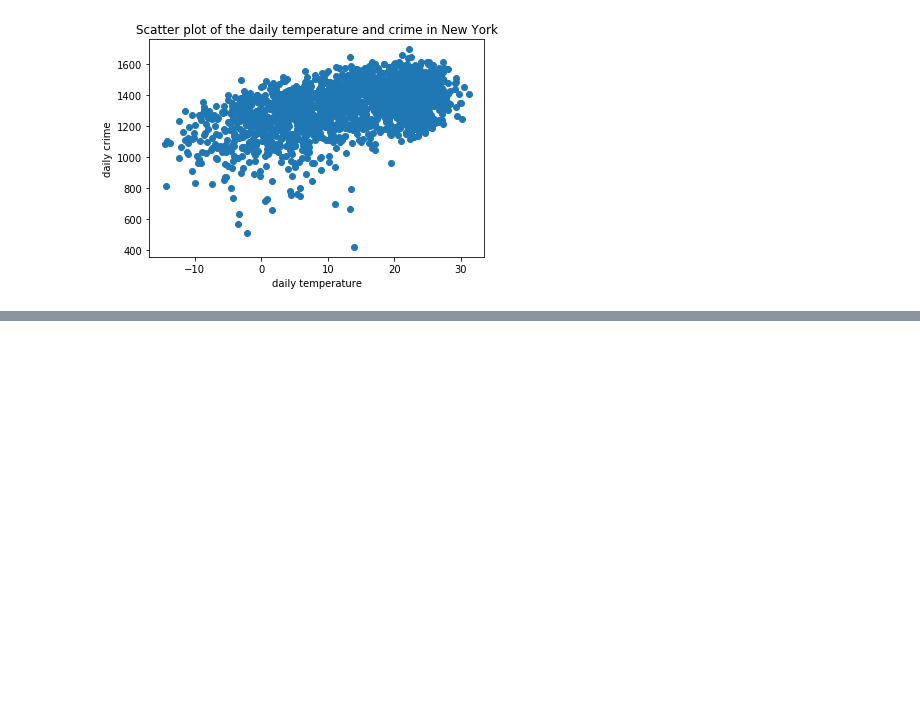
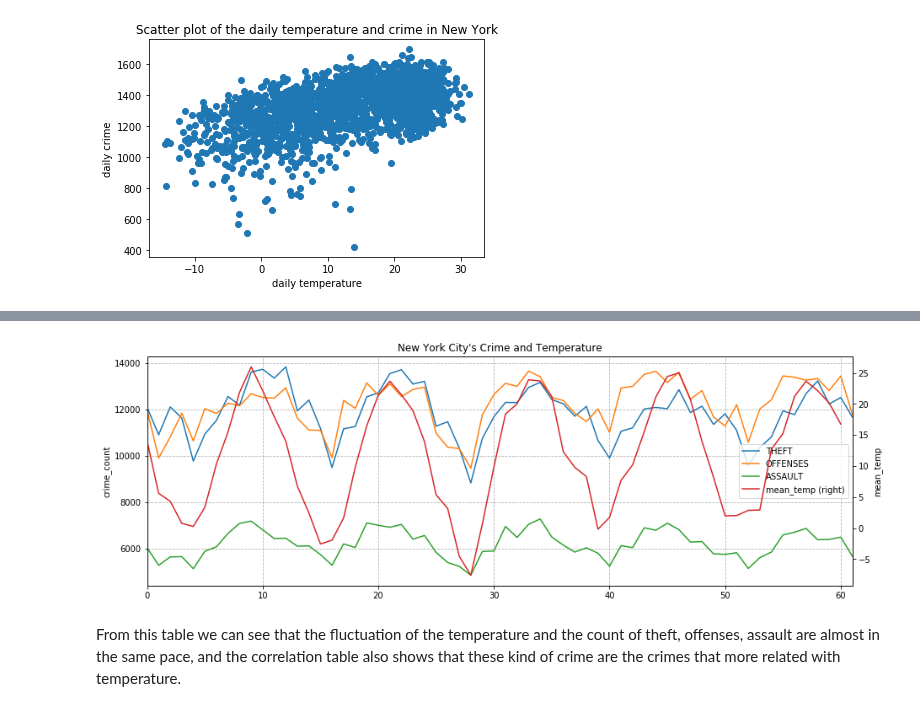
Before and after one commit to AprilW048/Final_Project, a Jupyter notebook: Weatherindex_and_Crime.ipynb, the cells around one changed output, grey strips where cells are left out. Drawn from its saved outputs; the diff is of its cells as text; code cells hidden in the pictures; blank space fills up the shorter version.

```diff
--- a/Weatherindex_and_Crime.ipynb
+++ b/Weatherindex_and_Crime.ipynb
@@ -796,0 +910,3 @@ Warnings:
+# %%
+NYC_crime_per_type = crime_count(NYC_crime_withtype, 'RPT_DT', 'type').unstack(level=2).fillna(0)
+NYC_crime_per_type.head()
@@ -796,0 +937,4 @@ Warnings:
+# %%
+NYC_crimetype_temp = pd.merge(NYC_crime_per_type['count'][['THEFT', 'OFFENSES','ASSAULT']],NY_monthly_avg_temp,on=['year','month'])
+NYC_crimetype_temp=NYC_crimetype_temp[['THEFT', 'OFFENSES','ASSAULT','mean_temp']]
+NYC_crimetype_temp.head()
@@ -796,0 +948,11 @@ Warnings:
+# %%
+ax = NYC_crimetype_temp.plot(secondary_y=['mean_temp'],grid=True,figsize=(15,5))
+ax.set_title("New York City's Crime and Temperature")
+ax.set_ylabel('crime_count')
+ax.grid(linestyle="--", alpha=3)
+ax.right_ax.set_ylabel('mean_temp')
+plt.show()
+# %% [output]
+[figure, added]
+# %% [markdown]
+From this table we can see that the fluctuation of the temperature and the count of theft, offenses, assault are almost in the same pace, and the correlation table also shows that these kind of crime are the crimes that more related with temperature.
```
Also changed, not shown: parts of 39 cells of this notebook.
